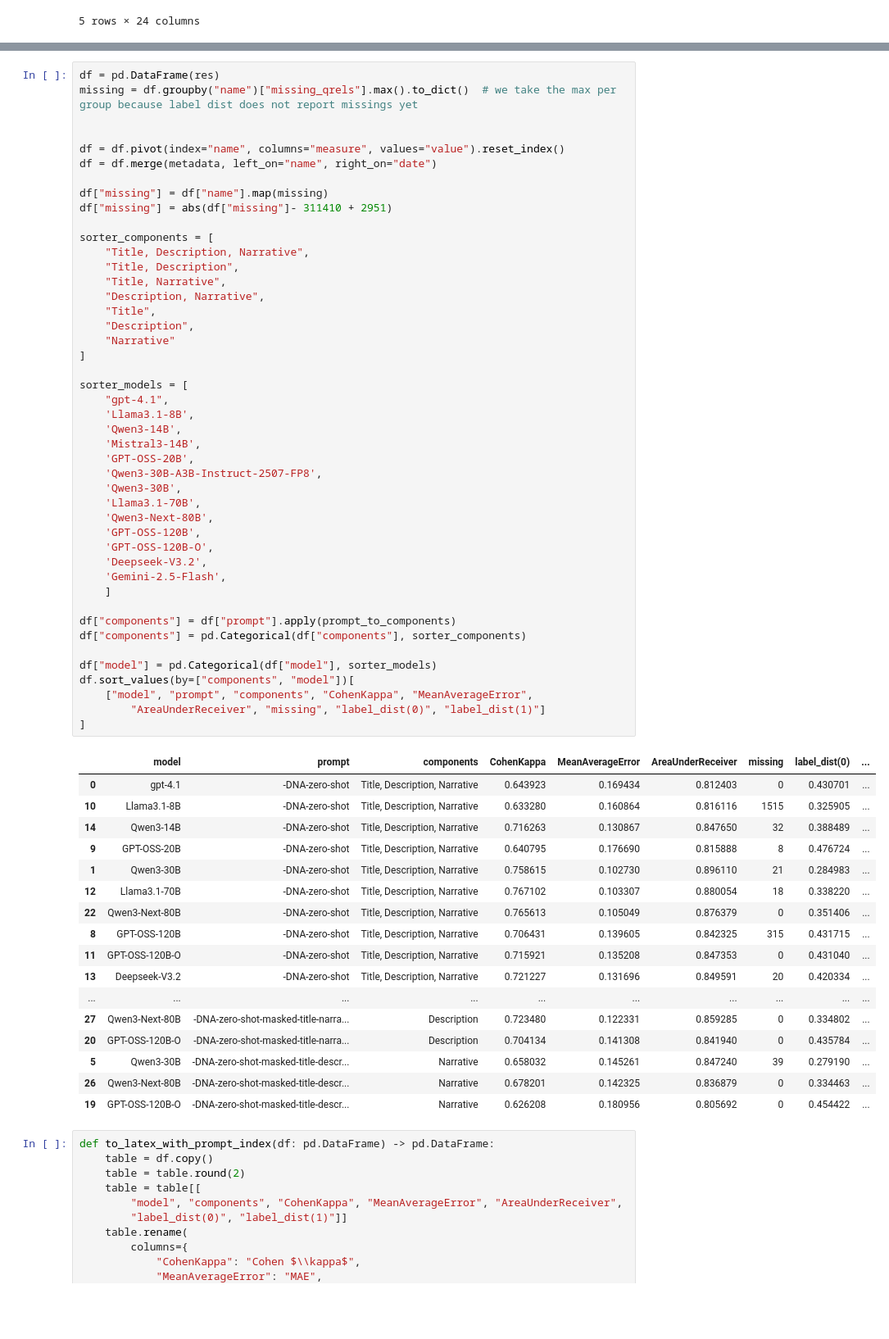
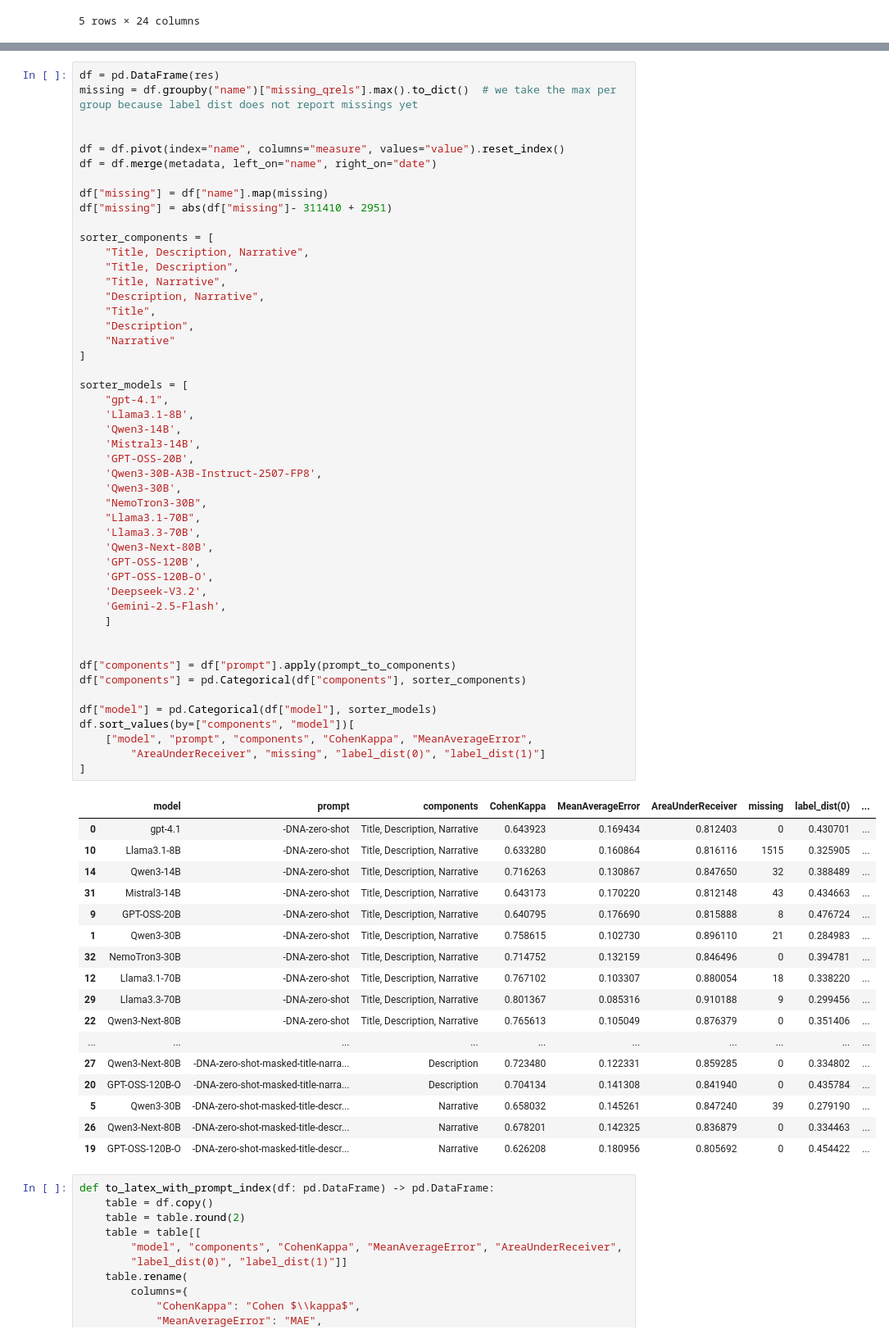
Before and after one commit to irgroup/SIGIR26-Synthesized-Information-Needs, a Jupyter notebook: notebooks/robust/evaluate-pre-requisites.ipynb, the cells around one changed output, grey strips where cells are left out. Shown at 82% size. Cells and saved outputs as stored; diff of their text form; blank space fills up the shorter version.

```diff
--- a/notebooks/robust/evaluate-pre-requisites.ipynb
+++ b/notebooks/robust/evaluate-pre-requisites.ipynb
@@ -233,41 +243,44 @@ sorter_components = [
 ]
 
 sorter_models = [
     "gpt-4.1",
     'Llama3.1-8B',
     'Qwen3-14B',
     'Mistral3-14B',
     'GPT-OSS-20B',
     'Qwen3-30B-A3B-Instruct-2507-FP8',
     'Qwen3-30B',
-    'Llama3.1-70B',
+    "NemoTron3-30B",
+    "Llama3.1-70B",
+    'Llama3.3-70B',
     'Qwen3-Next-80B',
     'GPT-OSS-120B',
     'GPT-OSS-120B-O',
     'Deepseek-V3.2',
     'Gemini-2.5-Flash',
     ]
+
 
 df["components"] = df["prompt"].apply(prompt_to_components)
 df["components"] = pd.Categorical(df["components"], sorter_components)
 
 df["model"] = pd.Categorical(df["model"], sorter_models)
 df.sort_values(by=["components", "model"])[
     ["model", "prompt", "components", "CohenKappa", "MeanAverageError",
         "AreaUnderReceiver", "missing", "label_dist(0)", "label_dist(1)"]
 ]
 # %% [output]
 |  | model | prompt | components | CohenKappa | MeanAverageError | AreaUnderReceiver | missing | label_dist(0) | ... |
 | 0 | gpt-4.1 | -DNA-zero-shot | Title, Description, Narrative | 0.643923 | 0.169434 | 0.812403 | 0 | 0.430701 | ... |
 | 10 | Llama3.1-8B | -DNA-zero-shot | Title, Description, Narrative | 0.633280 | 0.160864 | 0.816116 | 1515 | 0.325905 | ... |
 | 14 | Qwen3-14B | -DNA-zero-shot | Title, Description, Narrative | 0.716263 | 0.130867 | 0.847650 | 32 | 0.388489 | ... |
+| 31 | Mistral3-14B | -DNA-zero-shot | Title, Description, Narrative | 0.643173 | 0.170220 | 0.812148 | 43 | 0.434663 | ... |
 | 9 | GPT-OSS-20B | -DNA-zero-shot | Title, Description, Narrative | 0.640795 | 0.176690 | 0.815888 | 8 | 0.476724 | ... |
 | 1 | Qwen3-30B | -DNA-zero-shot | Title, Description, Narrative | 0.758615 | 0.102730 | 0.896110 | 21 | 0.284983 | ... |
+| 32 | NemoTron3-30B | -DNA-zero-shot | Title, Description, Narrative | 0.714752 | 0.132159 | 0.846496 | 0 | 0.394781 | ... |
 | 12 | Llama3.1-70B | -DNA-zero-shot | Title, Description, Narrative | 0.767102 | 0.103307 | 0.880054 | 18 | 0.338220 | ... |
+| 29 | Llama3.3-70B | -DNA-zero-shot | Title, Description, Narrative | 0.801367 | 0.085316 | 0.910188 | 9 | 0.299456 | ... |
 | 22 | Qwen3-Next-80B | -DNA-zero-shot | Title, Description, Narrative | 0.765613 | 0.105049 | 0.876379 | 0 | 0.351406 | ... |
-| 8 | GPT-OSS-120B | -DNA-zero-shot | Title, Description, Narrative | 0.706431 | 0.139605 | 0.842325 | 315 | 0.431715 | ... |
-| 11 | GPT-OSS-120B-O | -DNA-zero-shot | Title, Description, Narrative | 0.715921 | 0.135208 | 0.847353 | 0 | 0.431040 | ... |
-| 13 | Deepseek-V3.2 | -DNA-zero-shot | Title, Description, Narrative | 0.721227 | 0.131696 | 0.849591 | 20 | 0.420334 | ... |
 | ... | ... | ... | ... | ... | ... | ... | ... | ... | ... |
 | 27 | Qwen3-Next-80B | -DNA-zero-shot-masked-title-narra... | Description | 0.723480 | 0.122331 | 0.859285 | 0 | 0.334802 | ... |
 | 20 | GPT-OSS-120B-O | -DNA-zero-shot-masked-title-narra... | Description | 0.704134 | 0.141308 | 0.841940 | 0 | 0.435784 | ... |
```
Also changed, not shown: parts of 4 cells of this notebook, 39 other files.
